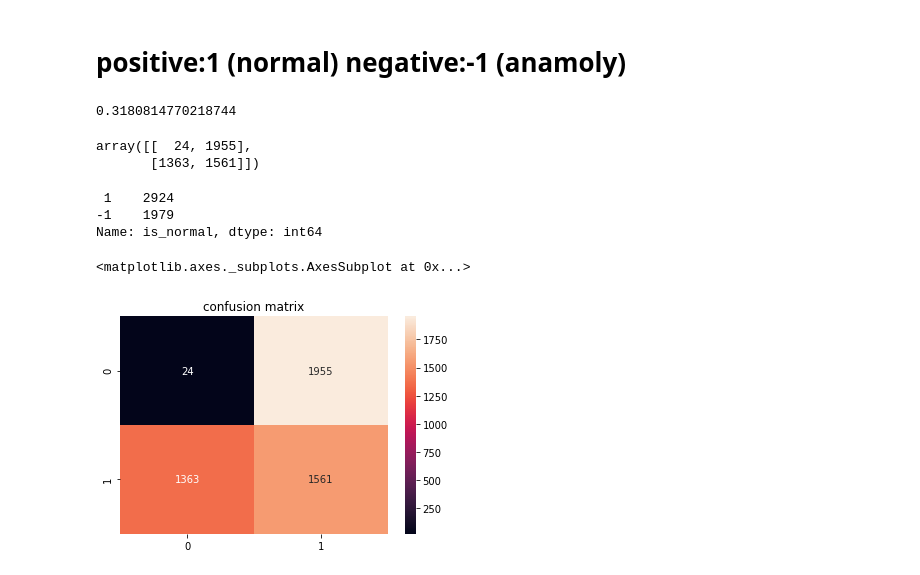
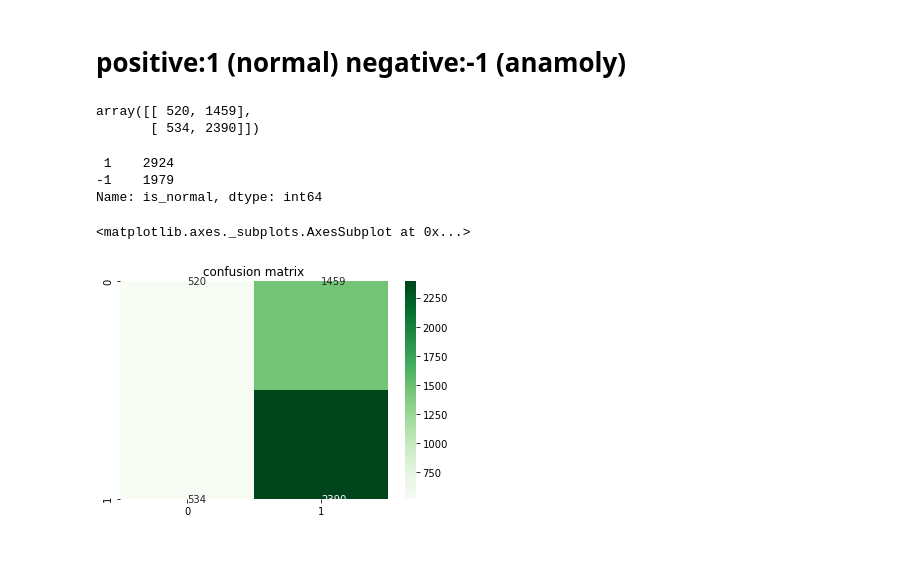
Before and after one commit to SuminBae97/MachineLearning, a Jupyter notebook: file_1.ipynb, the cells around one changed output. Drawn from its saved outputs; the diff is of its cells as text; code cells hidden in the pictures.

```diff
--- a/file_1.ipynb
+++ b/file_1.ipynb
@@ -136,5 +171,5 @@ for i in range(3):
 # %%
-clf = IsolationForest(behaviour='new' , max_samples=1000 , random_state=0,n_estimators=1000,n_jobs=5)
+clf = IsolationForest(behaviour='new' , max_samples=2000, random_state=0,n_estimators=1000,n_jobs=5)
 # %%
 clf.fit(data)
 # %% [output]
@@ -143,4 +178,7 @@ IsolationForest(behaviour='new', bootstrap=False, contamination='auto',
                 random_state=0, verbose=0, warm_start=False)
 # %% [markdown]
 # 이정도면 그냥 못맞춘다고 봐도됨
+# %%
+test_predict = clf.predict(test_data)
+test_score = clf.score_samples(test_data)
 # %%
@@ -179,15 +210,11 @@ array([[  24, 1955],
 # tn: 이상치라고 예측 실제 이상치
 # %% [markdown]
 # positive:1 (normal) negative:-1 (anamoly)
-# %%
-(24+1561) /4983
-# %% [output]
-0.3180814770218744
 # %%
 test_confusion
 # %% [output]
-array([[  24, 1955],
-       [1363, 1561]])
+array([[ 520, 1459],
+       [ 534, 2390]])
 # %%
 test_label['is_normal'].value_counts()
 # %% [output]
@@ -195,8 +222,10 @@ test_label['is_normal'].value_counts()
 -1    1979
 Name: is_normal, dtype: int64
 # %%
+# plt.figure(figsize=(10,10))
 plt.title("confusion matrix")
-sns.heatmap(test_confusion ,annot=True , fmt='d')
+akws = {"ha": 'left',"va": 'center'}
+sns.heatmap(test_confusion ,annot=True , fmt='d',cmap="Greens" , annot_kws=akws)
 # %% [output]
 <matplotlib.axes._subplots.AxesSubplot at 0x...>
-[figure, old version]
+[figure, new version]
```
Also changed, not shown: parts of 14 cells of this notebook.
